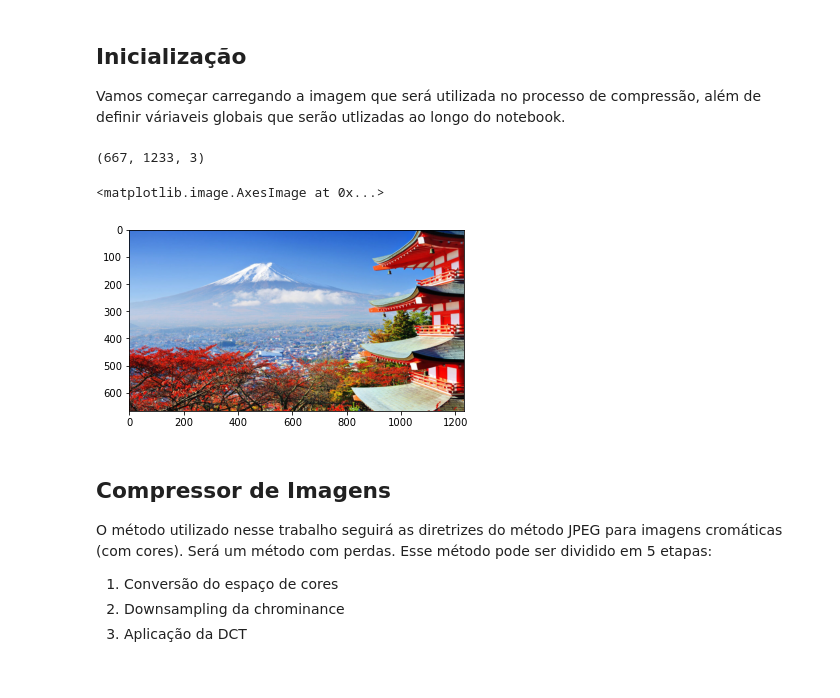
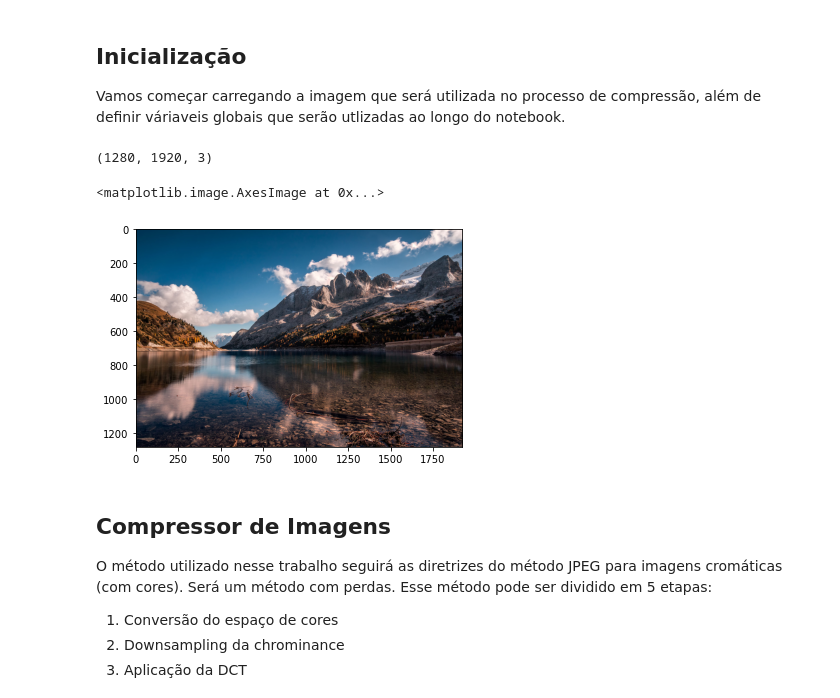
Before and after one commit to luiz-couto/image-compressor, a Jupyter notebook: img-compressor.ipynb, the cells around one changed output. Cells and saved outputs as stored; diff of their text form; code cells hidden in the pictures.

```diff
--- a/img-compressor.ipynb
+++ b/img-compressor.ipynb
@@ -22,16 +26,16 @@ def split(matrix, num):
 ## Inicialização
 Vamos começar carregando a imagem que será utilizada no processo de compressão, além de definir váriaveis globais que serão utlizadas ao longo do notebook.
 # %%
-img = cv2.imread("japan_resized.jpg")
+img = cv2.imread("landscape.jpg")
 img_width = img.shape[1]
 img_height = img.shape[0]
 
 print(img.shape)
 plt.imshow(cv2.cvtColor(img, cv2.COLOR_RGB2BGR)) # OpenCV assume que estamos utilizando o espaço de cores BGR
 # %% [output]
-(667, 1233, 3)
+(1280, 1920, 3)
 <matplotlib.image.AxesImage at 0x...>
-[figure, old version]
+[figure, new version]
 # %% [markdown]
 ## Compressor de Imagens
 O método utilizado nesse trabalho seguirá as diretrizes do método JPEG para imagens cromáticas (com cores). Será um método com perdas. Esse método pode ser dividido em 5 etapas:
```
Also changed, not shown: parts of 12 cells of this notebook.
